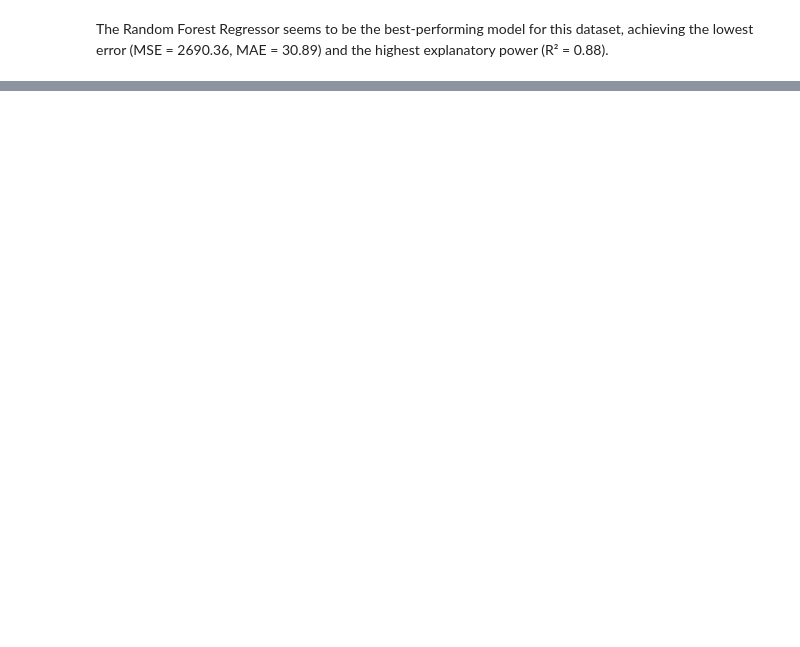
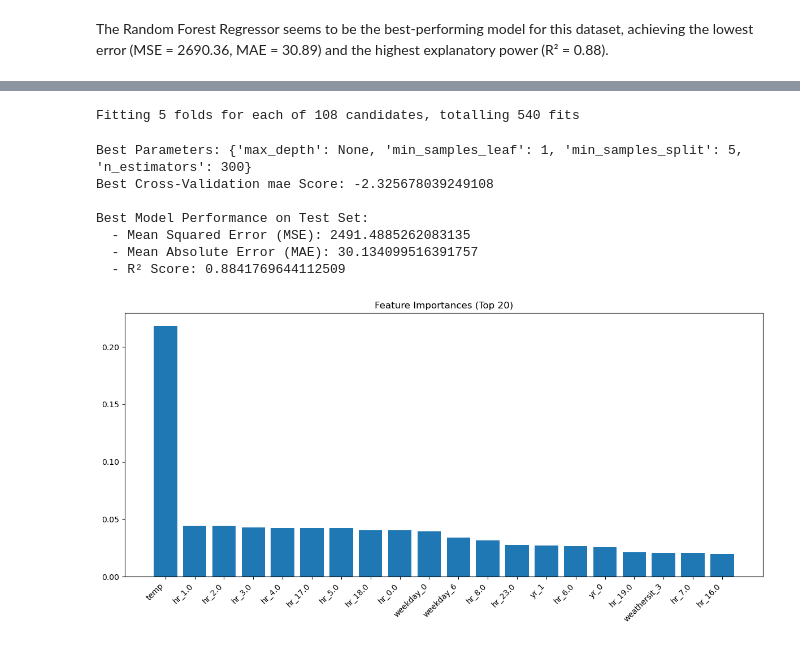
Before and after one commit to saleha-12/bike_sharing, a Jupyter notebook: combined file.ipynb, the cells around one changed output, grey strips where cells are left out. Saved outputs shown, nothing was run; the diff lists cells and outputs as text; code cells hidden in the pictures; blank space fills up the shorter version.

Commit message:
Add hyperparameter tuning to the combined notebook

```diff
--- a/combined file.ipynb
+++ b/combined file.ipynb
@@ -348,0 +354,75 @@ plt.show()
+# %%
+# Daniel's part
+
+# Add hyperparameter tuning and cross-validation
+from sklearn.model_selection import GridSearchCV
+from sklearn.metrics import make_scorer
+
+# Define parameter grid for Random Forest
+param_grid = {
+    'n_estimators': [100, 200, 300],
+    'max_depth': [10, 20, 30, None],
+    'min_samples_split': [2, 5, 10],
+    'min_samples_leaf': [1, 2, 4]
+}
+
+# Create custom scorer that returns multiple metrics
+def custom_scorer(y_true, y_pred):
+    mse = mean_squared_error(y_true, y_pred)
+    mae = mean_absolute_error(y_true, y_pred)
+    r2 = r2_score(y_true, y_pred)
+    return r2 - (0.1 * mae)  # GridSearchCV will optimize for a combination of r2 and mean absolute error score
+
+# Initialize Random Forest model for grid search
+rf_grid = RandomForestRegressor(random_state=42)
+
+# Perform grid search with 5-fold cross validation
+grid_search = GridSearchCV(
+    estimator=rf_grid,
+    param_grid=param_grid,
+    cv=5,
+    scoring=make_scorer(custom_scorer),
+    n_jobs=-1,  # Use all available cores
+    verbose=1
+)
+
+# Fit the grid search
+grid_search.fit(X_train, y_train)
+
+# Print best parameters and score
+print("\nBest Parameters:", grid_search.best_params_)
+print("Best Cross-Validation Score:", grid_search.best_score_)
+
+# Get predictions using best model
+best_rf_model = grid_search.best_estimator_
+y_pred_best = best_rf_model.predict(X_test)
+
+# Evaluate best model
+print("\nBest Model Performance on Test Set:")
+print(f"  - Mean Squared Error (MSE): {mean_squared_error(y_test, y_pred_best)}")
+print(f"  - Mean Absolute Error (MAE): {mean_absolute_error(y_test, y_pred_best)}")
+print(f"  - R² Score: {r2_score(y_test, y_pred_best)}")
+
+# Plot feature importances
+feature_names = numerical_features + [f"{feat}_{val}" for feat, vals in
+                                    zip(categorical_features, encoder.categories_)
+                                    for val in vals]
+importances = best_rf_model.feature_importances_
+indices = np.argsort(importances)[::-1]
+
+plt.figure(figsize=(12, 6))
+plt.title("Feature Importances (Top 20)")
+plt.bar(range(20), importances[indices][:20])
+plt.xticks(range(20), [feature_names[i] for i in indices][:20], rotation=45, ha='right')
+plt.tight_layout()
+plt.show()
+# %% [output]
+Fitting 5 folds for each of 108 candidates, totalling 540 fits
+Best Parameters: {'max_depth': None, 'min_samples_leaf': 1, 'min_samples_split': 5, 'n_estimators': 300}
+Best Cross-Validation mae Score: -2.325678039249108
+
+Best Model Performance on Test Set:
+  - Mean Squared Error (MSE): 2491.4885262083135
+  - Mean Absolute Error (MAE): 30.134099516391757
+  - R² Score: 0.8841769644112509
+[figure, added]
```
Also changed, not shown: parts of 11 cells of this notebook, 1 other file.
